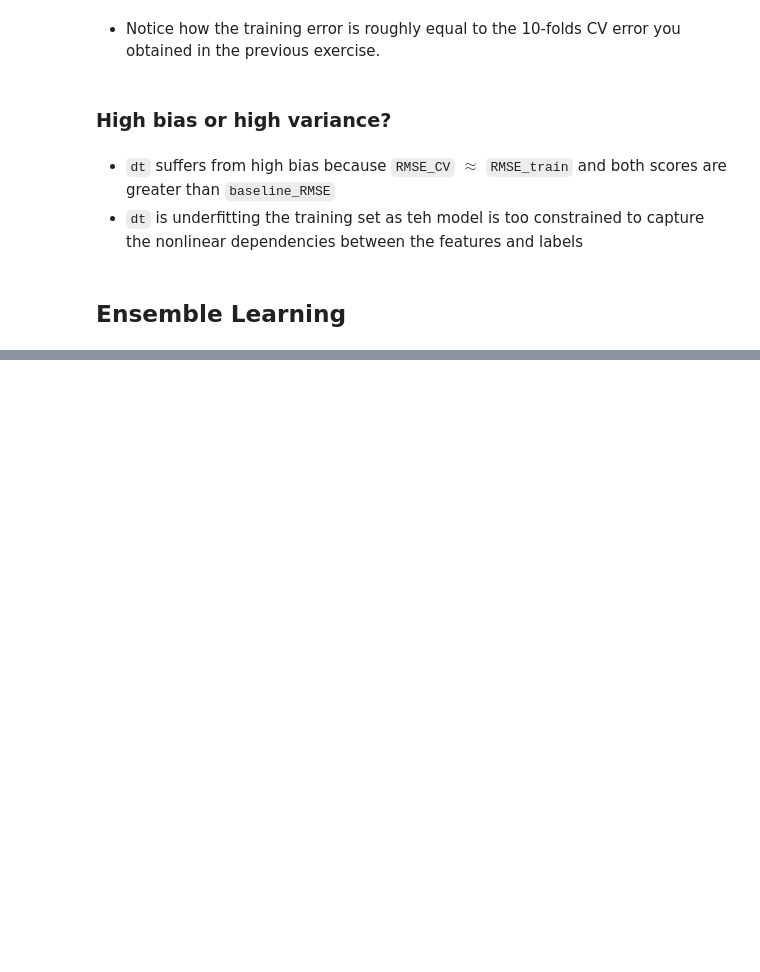
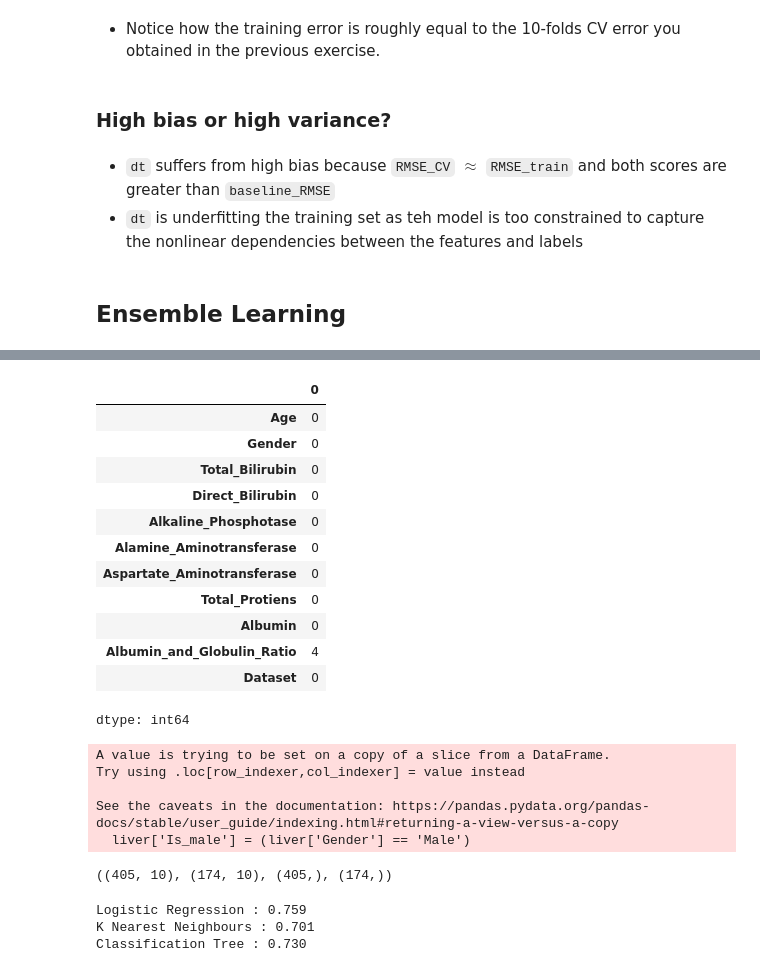
Before and after one commit to PaulToronto/DataCamp-Track---Machine-Learning-Scientist-in-Python, a Jupyter notebook: 6_2_Machine_Learning_with_Tree_Based_Models_in_Python_The_Bias_Variance_Tradeoff.ipynb, the cells around one changed output, grey strips where cells are left out. Drawn from its saved outputs; the diff is of its cells as text; code cells hidden in the pictures; blank space fills up the shorter version.

```diff
--- a/6_2_Machine_Learning_with_Tree_Based_Models_in_Python_The_Bias_Variance_Tradeoff.ipynb
+++ b/6_2_Machine_Learning_with_Tree_Based_Models_in_Python_The_Bias_Variance_Tradeoff.ipynb
@@ -43,0 +75,4 @@ memory usage: 21.6+ KB
+# %%
+id = '1ZIKZwQV88fV7RFUSkhrTbGWGBxYxp9Rh'
+liver = pd.read_csv(base_url + id)
+liver.info()
@@ -379,0 +573,16 @@ baseline_RMSE = 5.1 # obtained by a model trained with `disp` feature only
+# %%
+liver.isnull().sum(axis=0)
+# %% [output]
+|  | 0 |
+| Age | 0 |
+| Gender | 0 |
+| Total_Bilirubin | 0 |
+| Direct_Bilirubin | 0 |
+| Alkaline_Phosphotase | 0 |
+| Alamine_Aminotransferase | 0 |
+| Aspartate_Aminotransferase | 0 |
+| Total_Protiens | 0 |
+| Albumin | 0 |
+| Albumin_and_Globulin_Ratio | 4 |
+| Dataset | 0 |
+dtype: int64
@@ -379,0 +591,28 @@ baseline_RMSE = 5.1 # obtained by a model trained with `disp` feature only
+# %%
+# preprocessing
+liver['Is_male'] = (liver['Gender'] == 'Male')
+X = liver.drop(['Gender', 'Dataset'], axis=1)
+X_cols = X.columns[:-1]
+scaler = StandardScaler()
+X = scaler.fit_transform(X[X_cols])
+X = pd.DataFrame(
+    X,
+    columns = X_cols,
+    index = liver.index
+)
+X['Is_male'] = liver['Is_male']
+y = liver['Dataset']
+y = (y == 1).astype(int)
+# %% [output]
+A value is trying to be set on a copy of a slice from a DataFrame.
+Try using .loc[row_indexer,col_indexer] = value instead
+
+See the caveats in the documentation: https://pandas.pydata.org/pandas-docs/stable/user_guide/indexing.html#returning-a-view-versus-a-copy
+  liver['Is_male'] = (liver['Gender'] == 'Male')
+# %%
+X_train, X_test, y_train, y_test = train_test_split(X, y,
+                                                    test_size=0.3,
+                                                    random_state=1)
+X_train.shape, X_test.shape, y_train.shape, y_test.shape
+# %% [output]
+((405, 10), (174, 10), (405,), (174,))
@@ -379,0 +634,19 @@ baseline_RMSE = 5.1 # obtained by a model trained with `disp` feature only
+# %%
+# Iterate over the pre-defined list of classifiers
+for clf_name, clf in classifiers:
+
+    # Fit clf to the training set
+    clf.fit(X_train, y_train)
+
+    # Predict y_pred
+    y_pred = clf.predict(X_test)
+
+    # Calculate accuracy
+    accuracy = accuracy_score(y_test, y_pred)
+
+    # Evaluate clf's accuracy on the test set
+    print('{:s} : {:.3f}'.format(clf_name, accuracy))
+# %% [output]
+Logistic Regression : 0.759
+K Nearest Neighbours : 0.701
+Classification Tree : 0.730
```
Also changed, not shown: parts of 23 cells of this notebook.
